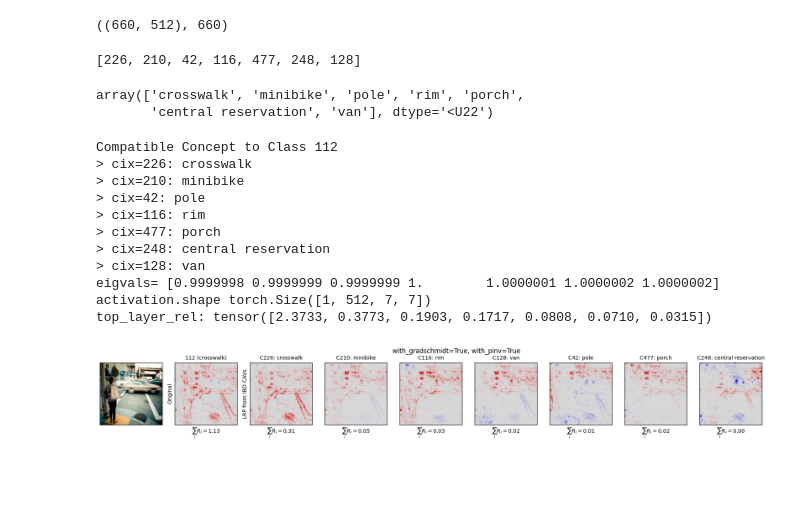
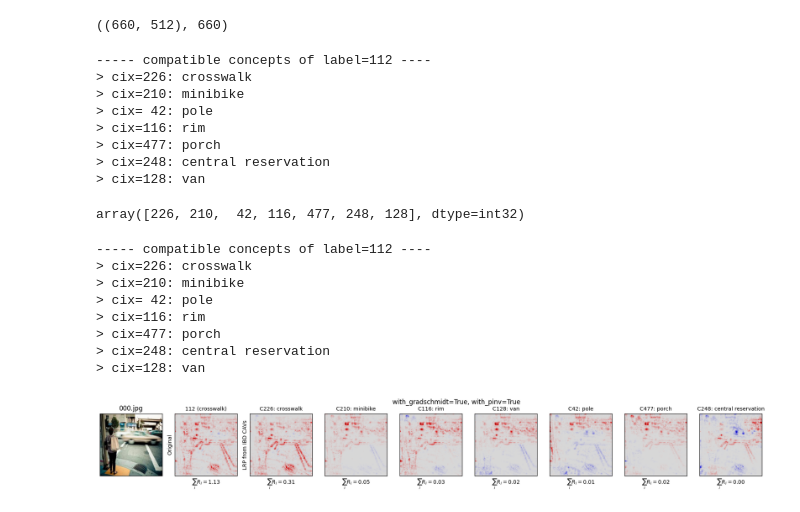
Before and after one commit to p16i/IBD, a Jupyter notebook: notebooks/zennit-pinv.ipynb, the cells around one changed output. Cells and saved outputs as stored; diff of their text form; code cells hidden in the pictures; blank space fills up the shorter version.

```diff
--- a/notebooks/zennit-pinv.ipynb
+++ b/notebooks/zennit-pinv.ipynb
@@ -314,12 +304,31 @@ def
-# %%
-crosswalk_compatible_concepts
-# %% [output]
-[226, 210, 42, 116, 477, 248, 128]
-# %%
-np.array(valid_concept_names)[crosswalk_compatible_concepts]
-# %% [output]
-array(['crosswalk', 'minibike', 'pole', 'rim', 'porch',
-       'central reservation', 'van'], dtype='<U22')
+# %%
+def get_compatible_concepts_of_label(label):
+    rankings, _, _, _ = np.load(
+        "../result/pytorch_resnet18_places365/decompose.npy",
+        allow_pickle=True
+    )
+
+    arr_concept_indices = rankings[label, :]
+    assert arr_concept_indices.shape == (7, )
+
+    print(f"----- compatible concepts of label={label} ----")
+
+    for cix in arr_concept_indices:
+        print(f"> cix={cix:3d}: {valid_concept_names[cix]}")
+
+    return arr_concept_indices
+
+get_compatible_concepts_of_label(112)
+# %% [output]
+----- compatible concepts of label=112 ----
+> cix=226: crosswalk
+> cix=210: minibike
+> cix= 42: pole
+> cix=116: rim
+> cix=477: porch
+> cix=248: central reservation
+> cix=128: van
+array([226, 210,  42, 116, 477, 248, 128], dtype=int32)
 # %%
 def logit_modifier(label: int):
     def modify(output):
@@ -332,7 +341,6 @@ def logit_modifier(label: int):
 def explain_with_basis(
     path,
     target,
-    arr_compatible_concept_indices=[],
     with_pinv=False,
     with_gramschmidt=False
 ):
@@ -340,22 +348,18 @@ def explain_with_basis(
     img = imread(path)
 
     layer_dims = 512
+
+    arr_compatible_concept_indices = get_compatible_concepts_of_label(target)
     n_concepts = len(arr_compatible_concept_indices)
 
     data = transform(img).unsqueeze(0)
 
     V = CAVS[arr_compatible_concept_indices, :]
-    # gram-schmidt
 
     if with_gramschmidt:
         V, _ = np.linalg.qr(V.T)
     else:
         V = V.T
-
-
-    print(f"Compatible Concept to Class {target}")
-    for cix in arr_compatible_concept_indices:
-        print(f"> cix={cix}: {valid_concept_names[cix]}")
 
     assert V.shape \
         == (layer_dims, n_concepts)
@@ -363,11 +367,7 @@ def explain_with_basis(
     eigvals, eigvecs = np.linalg.eigh(V.T@V)
 
 
-
-    print("eigvals=", eigvals)
-
     if with_pinv:
-#         proj_mat =  V @ eigvecs @ (np.diag(eigvals ** (-0.5)))
         proj_mat = V
         encoder_act_weights = torch.from_numpy(proj_mat.T[:, :, None, None])
 
@@ -384,8 +384,6 @@ def explain_with_basis(
     else:
         encoder_act_weights = torch.from_numpy(V.T[:, :, None, None])
         encoder_ctx_weights = encoder_act_weights
-
-#     assert proj_mat.shape == (layer_dims, n_concepts)
 
 
     def fh(module, inp, outp):
@@ -406,6 +404,7 @@ def explain_with_basis(
 
     plt.subplot(1, ncols, 1)
     plt.imshow(img); plt.xticks([]); plt.yticks([])
+    plt.title(path.split("/")[-1])
 
     try:
         hook = module.register_forward_hook(fh)
@@ -429,7 +428,6 @@ def explain_with_basis(
         non_zero = activation.abs() != 0
         context = torch.zeros_like(relevance)
         context[non_zero] = relevance[non_zero] / activation[non_zero]
-        print("activation.shape", activation.shape)
 
         activation = activation.detach()
         context = context.detach()
@@ -451,12 +449,6 @@ def explain_with_basis(
         rel_concepts = concept_relevances.flatten(start_dim=2).sum(axis=2).squeeze()
 
         top_k = np.argsort(-rel_concepts)[:K].tolist()
-#         top_k = np.arange(K)
-        print(f"top_layer_rel: {rel_concepts[top_k]}")
-
-        # for concept_id in top_k:
-        #     print(f"> concept_id={concept_id:4d}: {valid_concept_names[concept_id]}")
-        # print(top_k)
 
         def projection_on_concept(cid):
             def f(act):
@@ -481,40 +473,36 @@ def explain_with_basis(
             concept_id = arr_compatible_concept_indices[k]
 
             with Gradient(model=model_to_layer4, composite=composite) as attributor:
                 # compute the model output and attribution
                 _, cattribution = attributor(data, projection_on_concept(k))
 
             plt.subplot(1, ncols, 3 + ix)
             if ix == 0:
                 plt.ylabel(f"LRP from IBD CAVs")
             _heatmap(cattribution.sum(axis=1).squeeze().detach().numpy(), title=f"C{concept_id:d}: {valid_concept_names[concept_id]}")
 
 
     finally:
         hook.remove()
 
     original_heatmaps = attribution.squeeze().numpy().sum(axis=0)
 
 explain_with_basis(
     path = "../components/sample_images/000.jpg",
     target = 112,
-    arr_compatible_concept_indices=crosswalk_compatible_concepts,
     with_pinv=True,
     with_gramschmidt=True
 )
 # %% [output]
-Compatible Concept to Class 112
+----- compatible concepts of label=112 ----
 > cix=226: crosswalk
 > cix=210: minibike
-> cix=42: pole
+> cix= 42: pole
 > cix=116: rim
 > cix=477: porch
 > cix=248: central reservation
 > cix=128: van
-eigvals= [0.9999998 0.9999999 0.9999999 1.        1.0000001 1.0000002 1.0000002]
-activation.shape torch.Size([1, 512, 7, 7])
-top_layer_rel: tensor([2.3733, 0.3773, 0.1903, 0.1717, 0.0808, 0.0710, 0.0315])
-[figure, old version]
+[figure, new version]
 # %%
 def ano():
 
```
Also changed, not shown: parts of 11 cells of this notebook.
